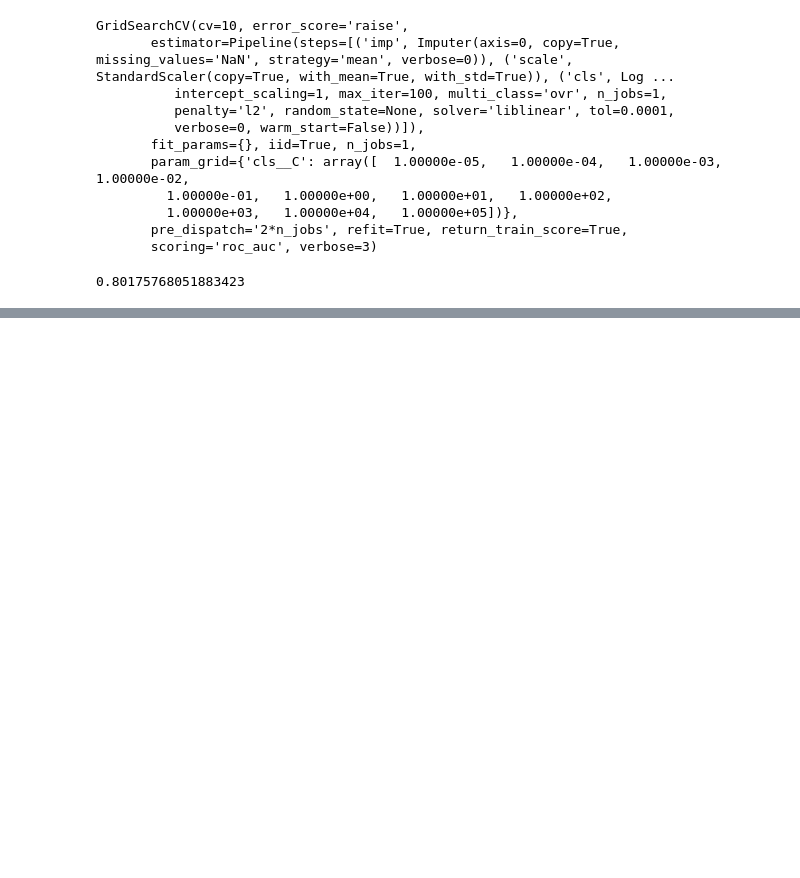
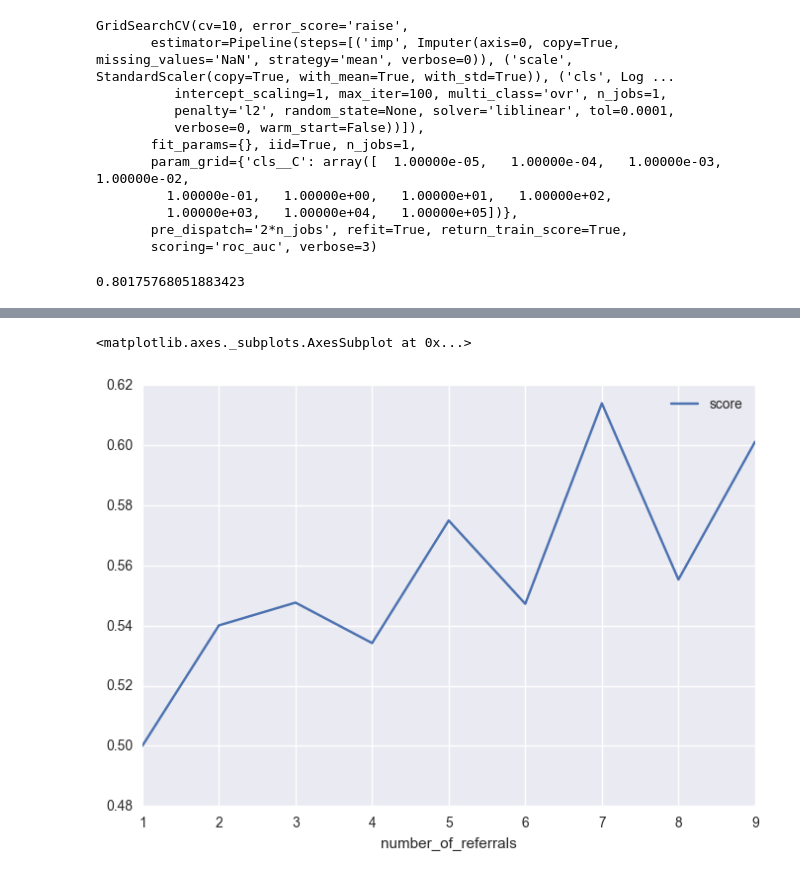
Before and after one commit to DataKind-UK/Welcome-Centre-DataCorps-Code, a Jupyter notebook: notebooks/model_prototype.ipynb, the cells around one changed output, grey strips where cells are left out. Saved outputs shown, nothing was run; the diff lists cells and outputs as text; code cells hidden in the pictures; blank space fills up the shorter version.

```diff
--- a/notebooks/model_prototype.ipynb
+++ b/notebooks/model_prototype.ipynb
@@ -290,0 +175,5 @@ gs.best_score_
+# %%
+plot_auc_for_each_referral(gs2, X, y, ['time_since', 'first'])
+# %% [output]
+<matplotlib.axes._subplots.AxesSubplot at 0x...>
+[figure, added]
```
Also changed, not shown: parts of 61 cells of this notebook.
